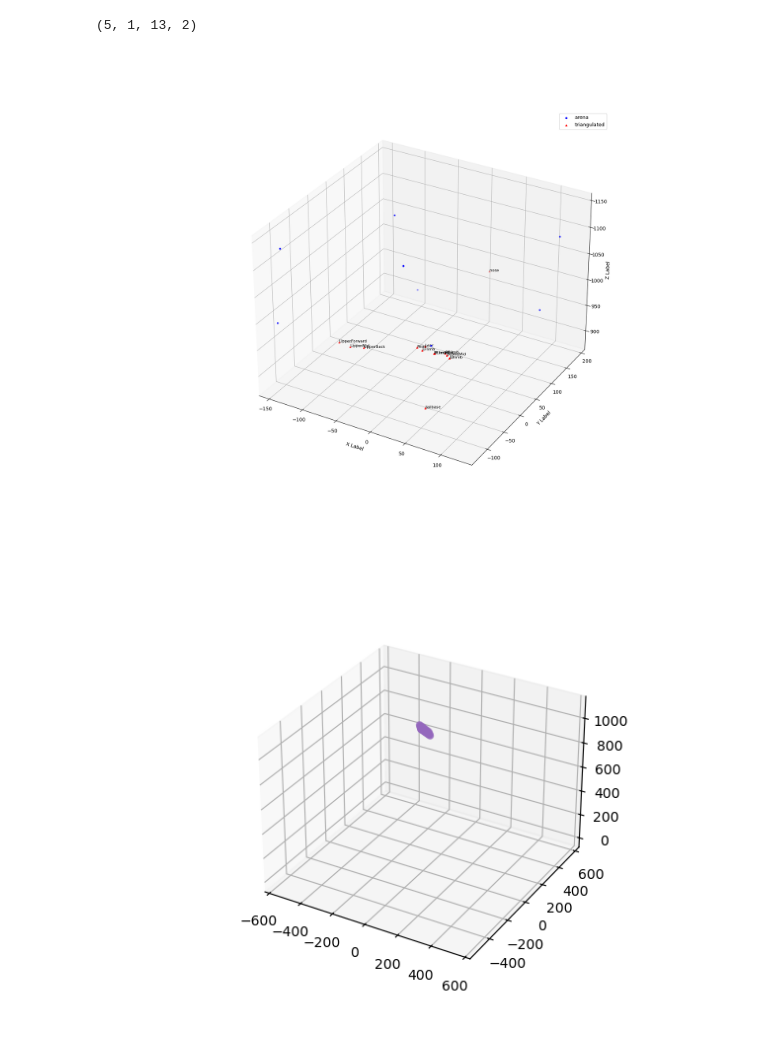
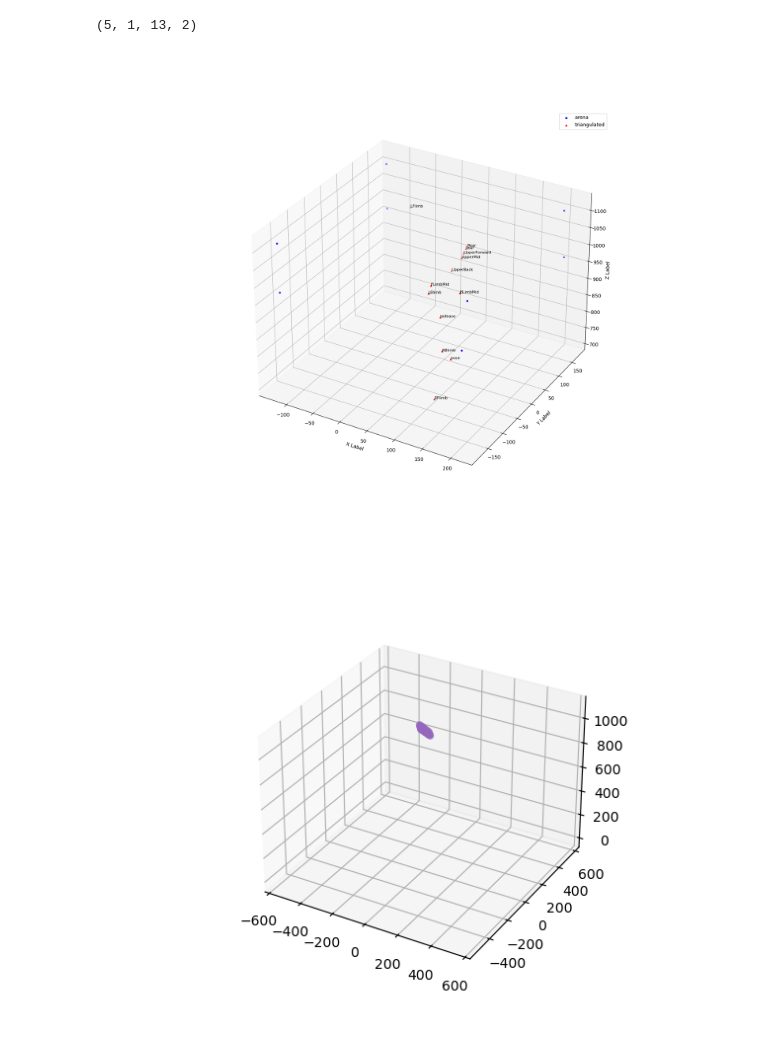
Before and after one commit to iurillilab/3d-setup, a Jupyter notebook: complete_pipeline/2_calibration_tutorial copy.ipynb, the cells around one changed output. Drawn from its saved outputs; the diff is of its cells as text; code cells hidden in the pictures.

```diff
--- a/complete_pipeline/2_calibration_tutorial copy.ipynb
+++ b/complete_pipeline/2_calibration_tutorial copy.ipynb
@@ -15,7 +15,7 @@ square_size = 12.5
 # camera_names = ['top', 'side1', 'side2', 'side3', 'side4', 'bottom']
 # prefix = '../../tests/example_data/example_calibration'
 #data_dir = Path("/Users/vigji/Desktop/dest_dir/18042024")  # /Calibration/Basler_acA1440-220um__40075240__20240418_180540771_cropped
-data_dir = Path(r"D:\P05_3DRIG_YE-LP\e01_mouse_hunting\v04_mice-hunting\test_cropping\calibration_retest\Calibration\multicam_video_2024-08-03T16_36_58_cropped_20241108143758")
+data_dir = Path(r"D:\P05_3DRIG_YE-LP\e01_mouse_hunting\v04_mice-hunting\test_cropping\calibration_retest\Calibration\multicam_video_2024-08-03T16_36_58_cropped_20241111165056")
 #video_paths = sorted([f for f in (data_dir.glob("Calibration/*/*.mp4")) if "overlay" not in f.stem])[::-1]
 #camera_names = [p.stem.split("_")[-1].split(".detections")[0] for p in video_paths]
 
@@ -239,5 +241,5 @@ from tqdm import tqdm
 # %%
-file = r"D:\P05_3DRIG_YE-LP\e01_mouse_hunting\v04_mice-hunting\test_cropping\calibration_retest\Calibration\multicam_video_2024-08-03T16_36_58_20241108-143350.json"
+file = r"D:\P05_3DRIG_YE-LP\e01_mouse_hunting\v04_mice-hunting\test_cropping\calibration_retest\Calibration\multicam_video_2024-08-03T16_36_58_20241111-164517.json"
 
 import json
 
@@ -280,0 +264,10 @@ arena_triangulation = np.array(arena_triangulation).squeeze()
+# %%
+coordinates_ars.keys()
+right_arr = [coordinates_ars['central'], coordinates_ars['mirror-bottom'], coordinates_ars['mirror-left'], coordinates_ars['mirror-right'], coordinates_ars['mirror-top']]
+concatenated_arr = [np.expand_dims(np.array(arr), 0) for arr in right_arr]
+right_arr2 = np.stack(concatenated_arr, axis=0)
+
+arena_triangulation = []
+for i in tqdm(range(8)):
+    arena_triangulation.append(mcc.triangulate(right_arr2[:, :, i, [1, 0]], adj_extrinsics, adj_intrinsics))
+arena_triangulation = np.array(arena_triangulation).squeeze()
@@ -349,7 +357,7 @@ NameError: name 'adj_extrinsics' is not defined
 AttributeError: 'list' object has no attribute 'astype'
 # %%
 # triangulation:
-i = 24344
+i = 18966
 point_01 = tracked_points[:, i:i+1, ...]
 point_01.shape
 # %% [output]
@@ -370,35 +378,35 @@ postural_names =  ['nose',
   'Rear',
   'LFlimb',
   'RFlimb',
   'FLimbMid',
   'LBlimb',
   'RBlimb',
   'BLimbMid',
   'tailbase',
   'UpperForward',
   'UpperMid',
   'UpperBack']
 
 
 fig = plt.figure(figsize=(18, 14))
 ax = fig.add_subplot(111, projection='3d')
 
-ax.scatter(data_coordinates_arena[:, 0], data_coordinates_arena[:, 1], data_coordinates_arena[:, 2], c='blue', marker='o', label='arena', s=10)
+ax.scatter(arena_triangulation[:, 0], arena_triangulation[:, 1], arena_triangulation[:, 2], c='blue', marker='o', label='arena', s=10)
 
 
 ax.scatter(data[:, 0], data[:, 1], data[:, 2], c='red', marker='^', label='triangulated', s=10)
 
 for i, name in enumerate(postural_names):
     ax.text(data[i, 0], data[i, 1], data[i, 2], name, color='black', fontsize=8)
 
 ax.set_xlabel('X Label')
 ax.set_ylabel('Y Label')
 ax.set_zlabel('Z Label')
 ax.legend()
 
 plt.show()
 # %% [output]
-[figure, old version]
+[figure, new version]
 # %%
 def set_axes_equal(ax):
     """
```
Also changed, not shown: parts of 16 cells of this notebook, 4 other files.
